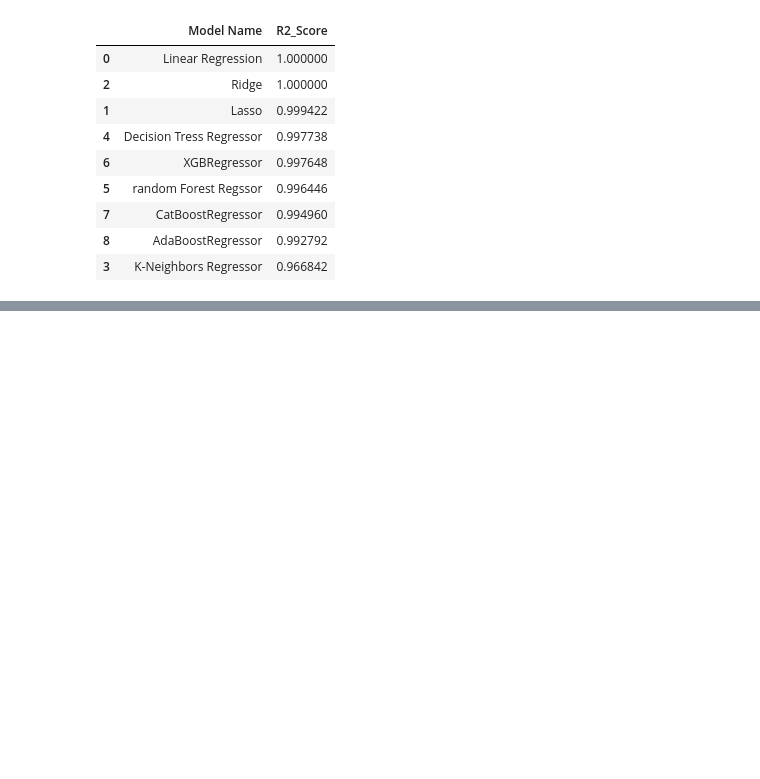
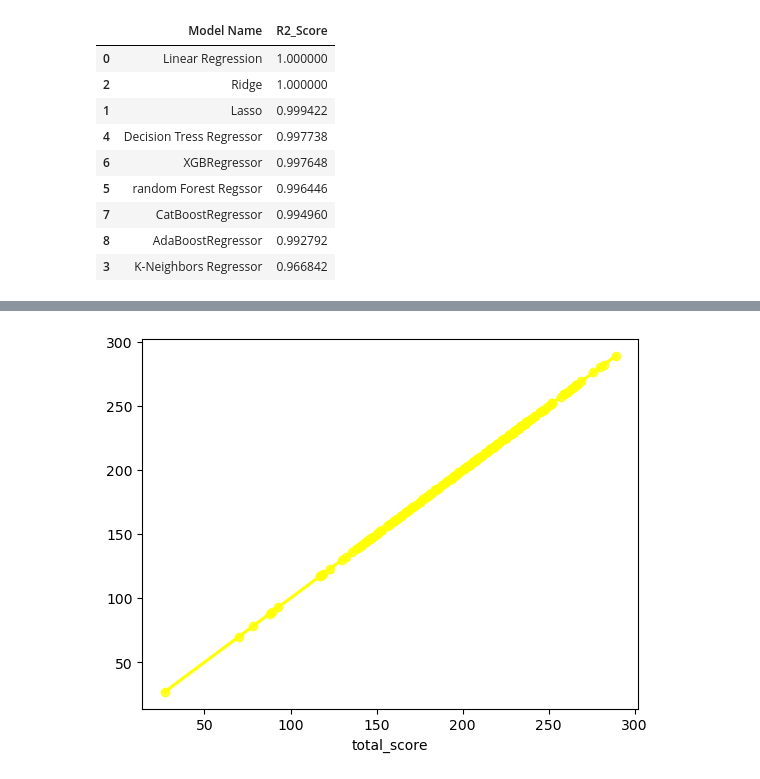
Before and after one commit to Alhamdou/studentsperformance, a Jupyter notebook: notebooks/student_eda.ipynb, the cells around one changed output, grey strips where cells are left out. Saved outputs shown, nothing was run; the diff lists cells and outputs as text; code cells hidden in the pictures; blank space fills up the shorter version.

```diff
--- a/notebooks/student_eda.ipynb
+++ b/notebooks/student_eda.ipynb
@@ -423,0 +439,4 @@ pd.DataFrame(list(zip(model_list, r2_list)), columns=['Model Name', 'R2_Score'])
+# %%
+sns.regplot(x=y_test,y=y_pred,ci=None,color ='yellow');
+# %% [output]
+[figure, added]
```
Also changed, not shown: parts of 4 cells of this notebook, 3 other files.
